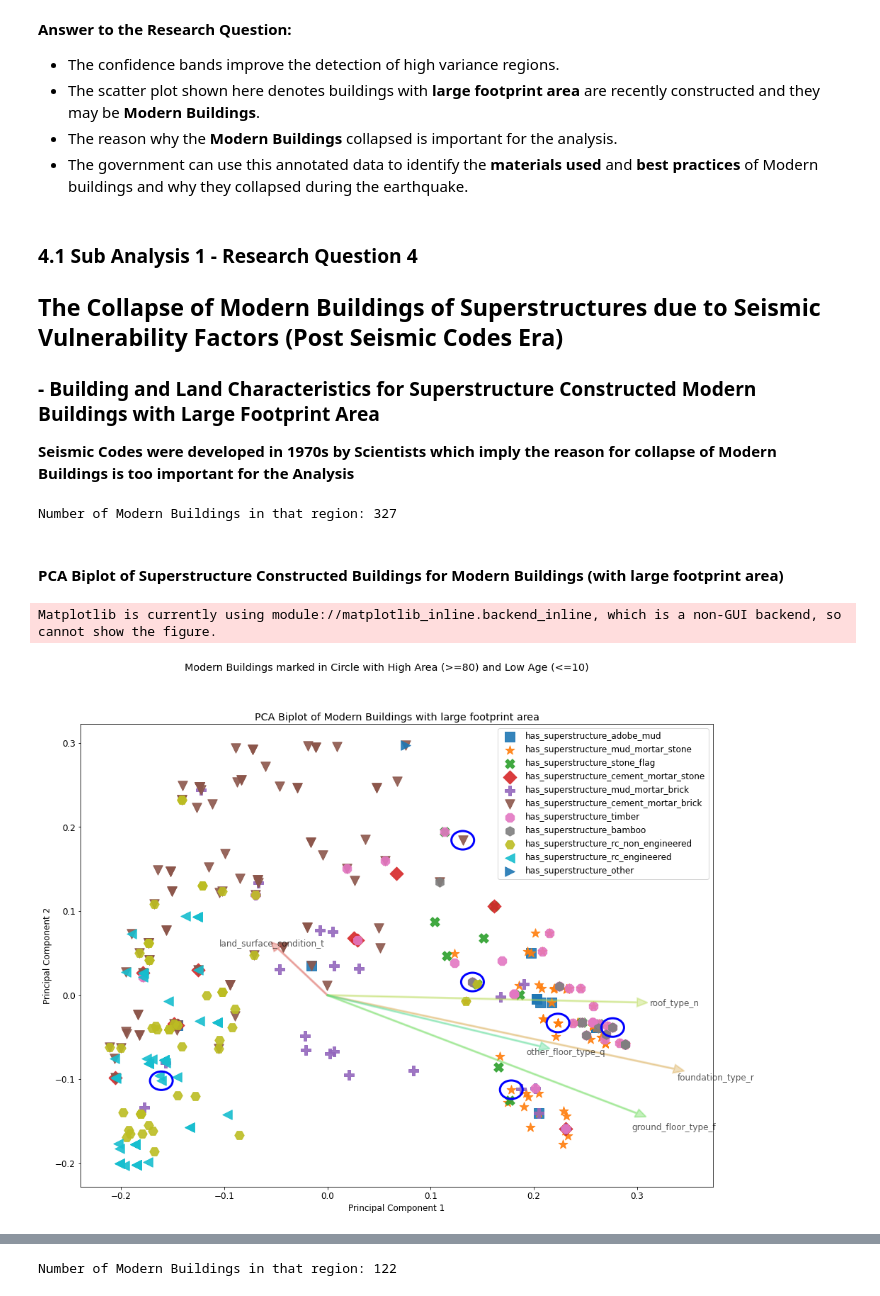
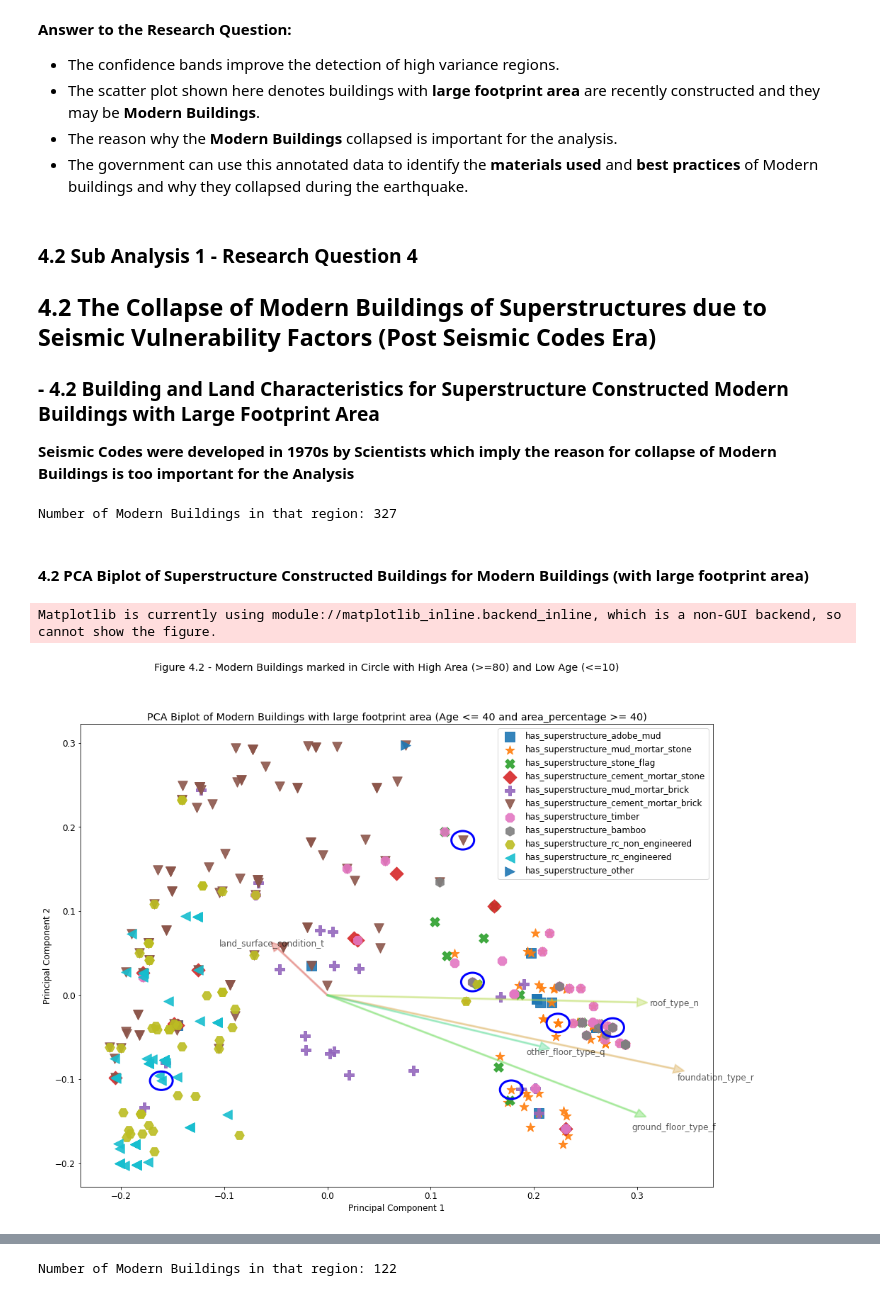
Before and after one commit to DS-Group22-ADP/Practical-Project, a Jupyter notebook: notebooks/Exploratory-Data-Analysis (Main Notebook).ipynb, the cells around one changed output, grey strips where cells are left out. Cells and saved outputs as stored; diff of their text form; code cells hidden in the pictures.

```diff
--- a/notebooks/Exploratory-Data-Analysis (Main Notebook).ipynb
+++ b/notebooks/Exploratory-Data-Analysis (Main Notebook).ipynb
@@ -1632,11 +1632,11 @@ From the Summary Statistics, Age and Area Percentage have relatively high varian
 - The reason why the **Modern Buildings** collapsed is important for the analysis.
 - The government can use this annotated data to identify the **materials used** and **best practices** of Modern buildings and why they collapsed during the earthquake.
 # %% [markdown]
-### 4.1 Sub Analysis 1 - Research Question 4
+### 4.2 Sub Analysis 1 - Research Question 4
 
-## The Collapse of Modern Buildings of Superstructures due to Seismic Vulnerability Factors (Post Seismic Codes Era)
+## 4.2 The Collapse of Modern Buildings of Superstructures due to Seismic Vulnerability Factors (Post Seismic Codes Era)
 
-### - Building and Land Characteristics for Superstructure Constructed Modern Buildings with Large Footprint Area
+### - 4.2 Building and Land Characteristics for Superstructure Constructed Modern Buildings with Large Footprint Area
 
 **Seismic Codes were developed in 1970s by Scientists which imply the reason for collapse of Modern Buildings is too important for the Analysis**
 # %%
@@ -1667,7 +1667,7 @@ print("Number of Modern Buildings in that region:", len(categorical_df))
 # %% [output]
 Number of Modern Buildings in that region: 327
 # %% [markdown]
-#### PCA Biplot of Superstructure Constructed Buildings for Modern Buildings (with large footprint area)
+#### 4.2 PCA Biplot of Superstructure Constructed Buildings for Modern Buildings (with large footprint area)
 # %%
 # import Circle for marking which among the superstructures are of zero age and have greatest damage count (impact)
 from matplotlib.patches import Circle
@@ -1698,35 +1698,35 @@ def plot_scatter_plot_by_superstructures(X_pca, categorical_df, ax):
     ax.scatter(X_pca[categorical_df['has_superstructure_cement_mortar_stone'] == 1,0] * scalex, X_pca[categorical_df['has_superstructure_cement_mortar_stone'] == 1,1] * scaley, color=new_palette[3], label='has_superstructure_cement_mortar_stone', alpha=0.9, s=180, marker='D')
     # scatter plot of X_pca over all superstructures (mud mortar brick)
     ax.scatter(X_pca[categorical_df['has_superstructure_mud_mortar_brick'] == 1,0] * scalex, X_pca[categorical_df['has_superstructure_mud_mortar_brick'] == 1,1] * scaley, color=new_palette[4], label='has_superstructure_mud_mortar_brick', alpha=0.9, s=180, marker='P')
     # scatter plot of X_pca over all superstructures (cement mortar brick)
     ax.scatter(X_pca[categorical_df['has_superstructure_cement_mortar_brick'] == 1,0] * scalex, X_pca[categorical_df['has_superstructure_cement_mortar_brick'] == 1,1] * scaley, color=new_palette[5], label='has_superstructure_cement_mortar_brick', alpha=0.9, s=180, marker='v')
     # scatter plot of X_pca over all superstructures (timber)
     ax.scatter(X_pca[categorical_df['has_superstructure_timber'] == 1,0] * scalex, X_pca[categorical_df['has_superstructure_timber'] == 1,1] * scaley, color=new_palette[6], label='has_superstructure_timber', alpha=0.9, s=180, marker='8')
     # scatter plot of X_pca over all superstructures (bamboo)
     ax.scatter(X_pca[categorical_df['has_superstructure_bamboo'] == 1,0] * scalex, X_pca[categorical_df['has_superstructure_bamboo'] == 1,1] * scaley, color=new_palette[7], label='has_superstructure_bamboo', alpha=0.9, s=180, marker='h')
     # scatter plot of X_pca over all superstructures (rc non-engineered)
     ax.scatter(X_pca[categorical_df['has_superstructure_rc_non_engineered'] == 1,0] * scalex, X_pca[categorical_df['has_superstructure_rc_non_engineered'] == 1,1] * scaley, color=new_palette[8], label='has_superstructure_rc_non_engineered', alpha=0.9, s=180, marker='H')
     # scatter plot of X_pca over all superstructures (rc engineered)
     ax.scatter(X_pca[categorical_df['has_superstructure_rc_engineered'] == 1,0] * scalex, X_pca[categorical_df['has_superstructure_rc_engineered'] == 1,1] * scaley, color=new_palette[9], label='has_superstructure_rc_engineered', alpha=0.9, s=180, marker='<')
     # scatter plot of X_pca over all superstructures (other)
     ax.scatter(X_pca[categorical_df['has_superstructure_other'] == 1,0] * scalex, X_pca[categorical_df['has_superstructure_other'] == 1,1] * scaley, color=new_palette[10], label='has_superstructure_other', alpha=0.9, s=180, marker='>')
     # set the legend
     ax.legend(loc='best')
     # set title and labels
-    ax.set(xlabel="Principal Component 1", ylabel="Principal Component 2", title="PCA Biplot of Modern Buildings with large footprint area")
+    ax.set(xlabel="Principal Component 1", ylabel="Principal Component 2", title="PCA Biplot of Modern Buildings with large footprint area (Age <= 40 and area_percentage >= 40)")
 
 # make a subplot
 fig, ax = plt.subplots(1,1, figsize=(16,12))
 # scatter plot of Principal Components classified by superstructures
 plot_scatter_plot_by_superstructures(X_pca, categorical_df, ax)
 # loadings plot with selected vectors - most seismic vulnerability factors
 plot_loadings_plot(plt, X_pca, categorical_df, ax, eigen_vectors=(36,39,42,11,17))
 # super title
-fig.suptitle("Modern Buildings marked in Circle with High Area (>=80) and Low Age (<=10)")
+fig.suptitle("Figure 4.2 - Modern Buildings marked in Circle with High Area (>=80) and Low Age (<=10)")
 # show the figure
 fig.show()
 # %% [output]
 Matplotlib is currently using module://matplotlib_inline.backend_inline, which is a non-GUI backend, so cannot show the figure.
-[figure, old version]
+[figure, new version]
 # %% [markdown]
 **Background:**
```
Also changed, not shown: parts of 51 cells of this notebook.
